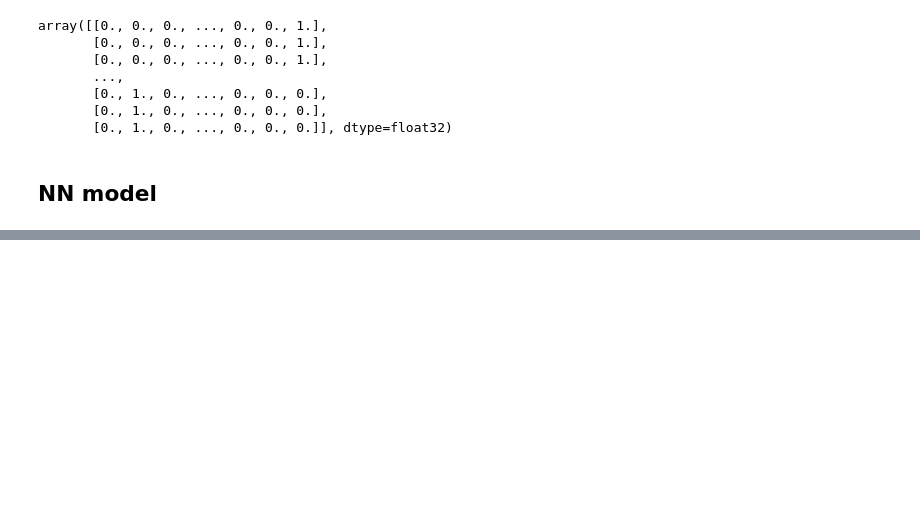
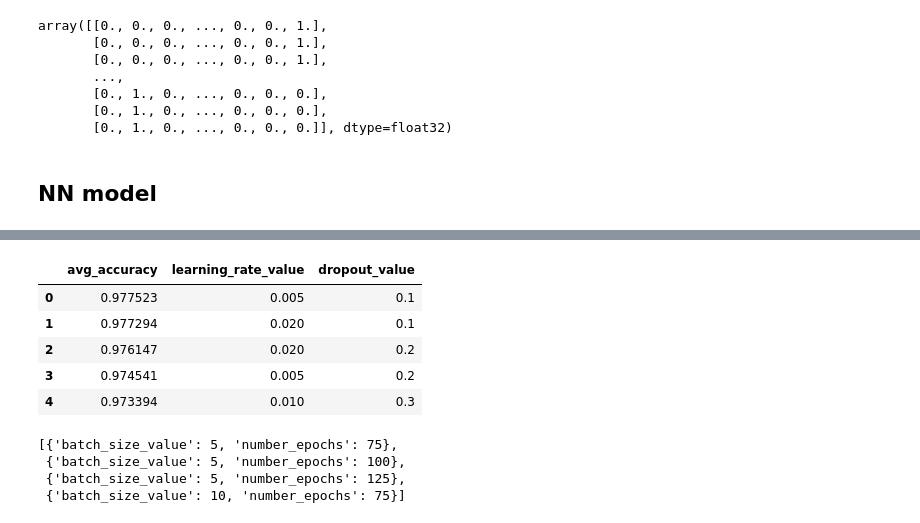
Before and after one commit to pierpaolododorico/speech_recognition_challenge, a Jupyter notebook: NN_models.ipynb, the cells around one changed output, grey strips where cells are left out. Cells and saved outputs as stored; diff of their text form; code cells hidden in the pictures; blank space fills up the shorter version.

```diff
--- a/NN_models.ipynb
+++ b/NN_models.ipynb
@@ -289,0 +304,13 @@ Accuracy of the neural network: 0.9472477064220184
+# %%
+# add the average accuracy among 5 model evaluatings to the dictionaries
+# WARNING: It takes the time to train 12*5 networks
+
+for i in range(len(model_params_permutations)):
+    avg_accuracy = []
+    for times in range(5):
+        avg_accuracy.append(create_nn(input_dimension = 1024 ,last_layer_nodes = 8, last_layer_function = 'softmax', loss_function = 'categorical_crossentropy', # params for our challenge
+          n_layers = 3, layers_nodes = 1024, act_function = 'relu', # best params for nn structure from previous parameter search
+          **model_params_permutations[i], # params related to model
+          batch_size_value = 10, number_epochs = 100, # params related to fit
+          verbose = False))
+    model_params_permutations[i]['avg_accuracy'] = np.mean(avg_accuracy)
@@ -289,0 +339,24 @@ Accuracy of the neural network: 0.9472477064220184
+# %%
+pd.DataFrame(sorted(model_params_permutations, key=lambda k: k['avg_accuracy'], reverse=True), columns=['avg_accuracy','learning_rate_value','dropout_value']).head(5)
+# %% [output]
+|  | avg_accuracy | learning_rate_value | dropout_value |
+| 0 | 0.977523 | 0.005 | 0.1 |
+| 1 | 0.977294 | 0.020 | 0.1 |
+| 2 | 0.976147 | 0.020 | 0.2 |
+| 3 | 0.974541 | 0.005 | 0.2 |
+| 4 | 0.973394 | 0.010 | 0.3 |
+# %%
+# try to get a better accuracy with a parameter search on model params
+
+fit_params = {'batch_size_value':[5,10,20],'number_epochs':[75,100,125]}
+
+keys, values = zip(*fit_params.items())
+fit_params_permutations = [dict(zip(keys, v)) for v in itertools.product(*values)]
+
+# show some combinations
+fit_params_permutations[:4]
+# %% [output]
+[{'batch_size_value': 5, 'number_epochs': 75},
+ {'batch_size_value': 5, 'number_epochs': 100},
+ {'batch_size_value': 5, 'number_epochs': 125},
+ {'batch_size_value': 10, 'number_epochs': 75}]
```
Also changed, not shown: parts of 19 cells of this notebook.
